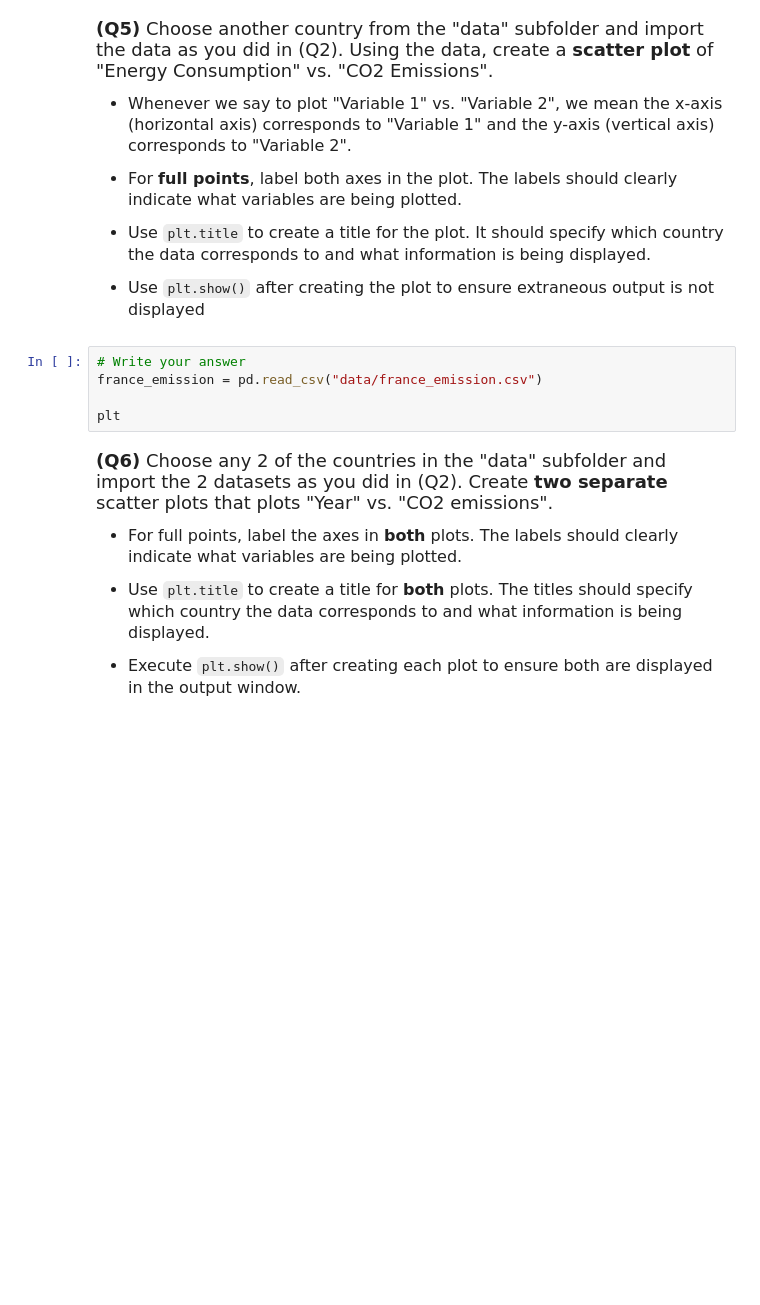
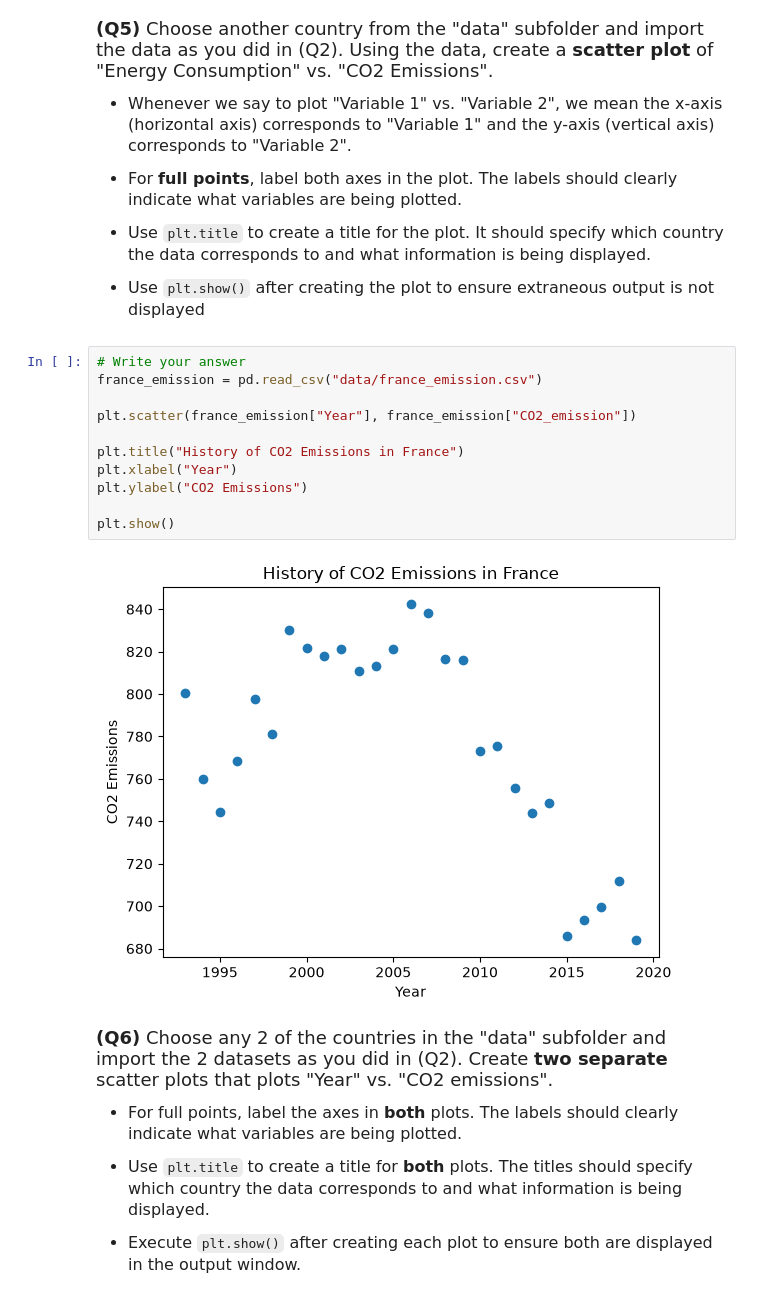
Before and after one commit to aabelnegash/datasci185fall2026, a Jupyter notebook: _assignments/assignment_2/Assignment2.ipynb, the cells around one changed output. Drawn from its saved outputs; the diff is of its cells as text; blank space fills up the shorter version.

```diff
--- a/_assignments/assignment_2/Assignment2.ipynb
+++ b/_assignments/assignment_2/Assignment2.ipynb
@@ -127,8 +127,16 @@ Name: CO2_emission, dtype: float64
 # %%
 # Write your answer
 france_emission = pd.read_csv("data/france_emission.csv")
 
-plt
+plt.scatter(france_emission["Year"], france_emission["CO2_emission"])
+
+plt.title("History of CO2 Emissions in France")
+plt.xlabel("Year")
+plt.ylabel("CO2 Emissions")
+
+plt.show()
+# %% [output]
+[figure, added]
 # %% [markdown]
 <font size = "4">
 
```
Also changed, not shown: parts of 2 cells of this notebook.
